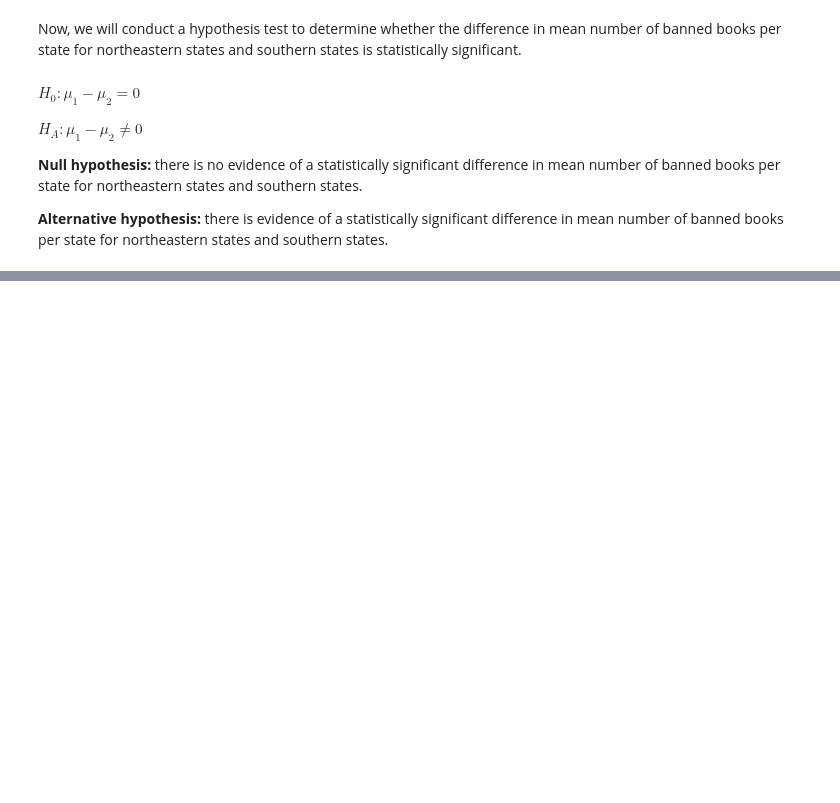
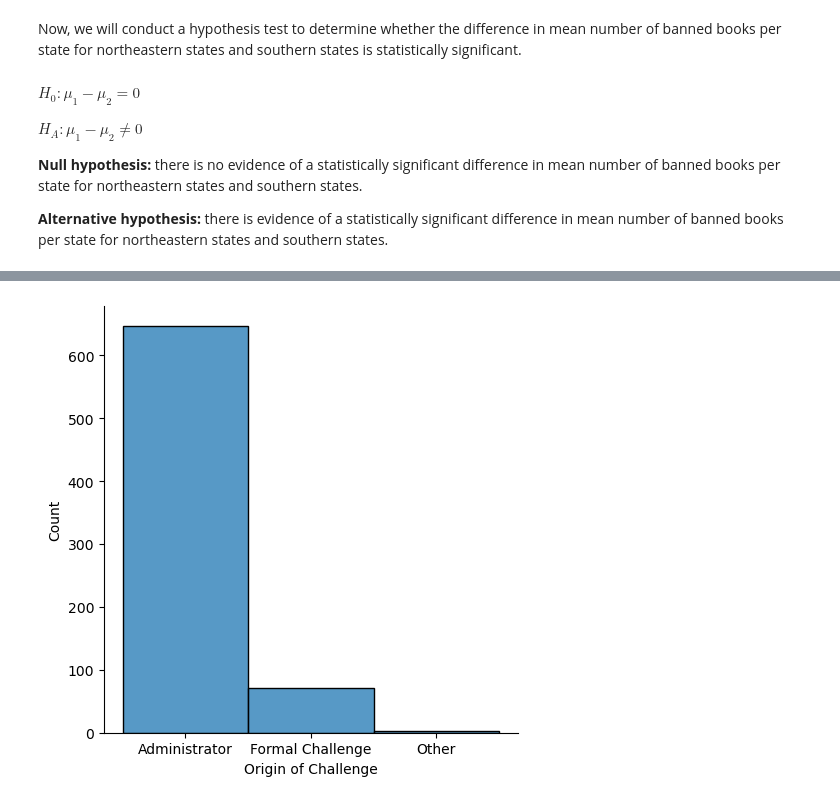
Before and after one commit to yashadoddabele/bannedbooks_project, a Jupyter notebook: bannedbooks.ipynb, the cells around one changed output, grey strips where cells are left out. Drawn from its saved outputs; the diff is of its cells as text; code cells hidden in the pictures; blank space fills up the shorter version.

```diff
--- a/bannedbooks.ipynb
+++ b/bannedbooks.ipynb
@@ -223,0 +226,3 @@ josh test
+# %%
+df_allbooks = pd.merge(df_books, df_other, left_on="Title", right_on="title")
+df_allbooks.head()
@@ -223,0 +256,6 @@ josh test
+# %%
+##plot showing total number of bans by origin of challenge
+sns.displot(data=df_allbooks, x="Origin of Challenge")
+plt.show()
+# %% [output]
+[figure, added]
```
Also changed, not shown: parts of 11 cells of this notebook.
